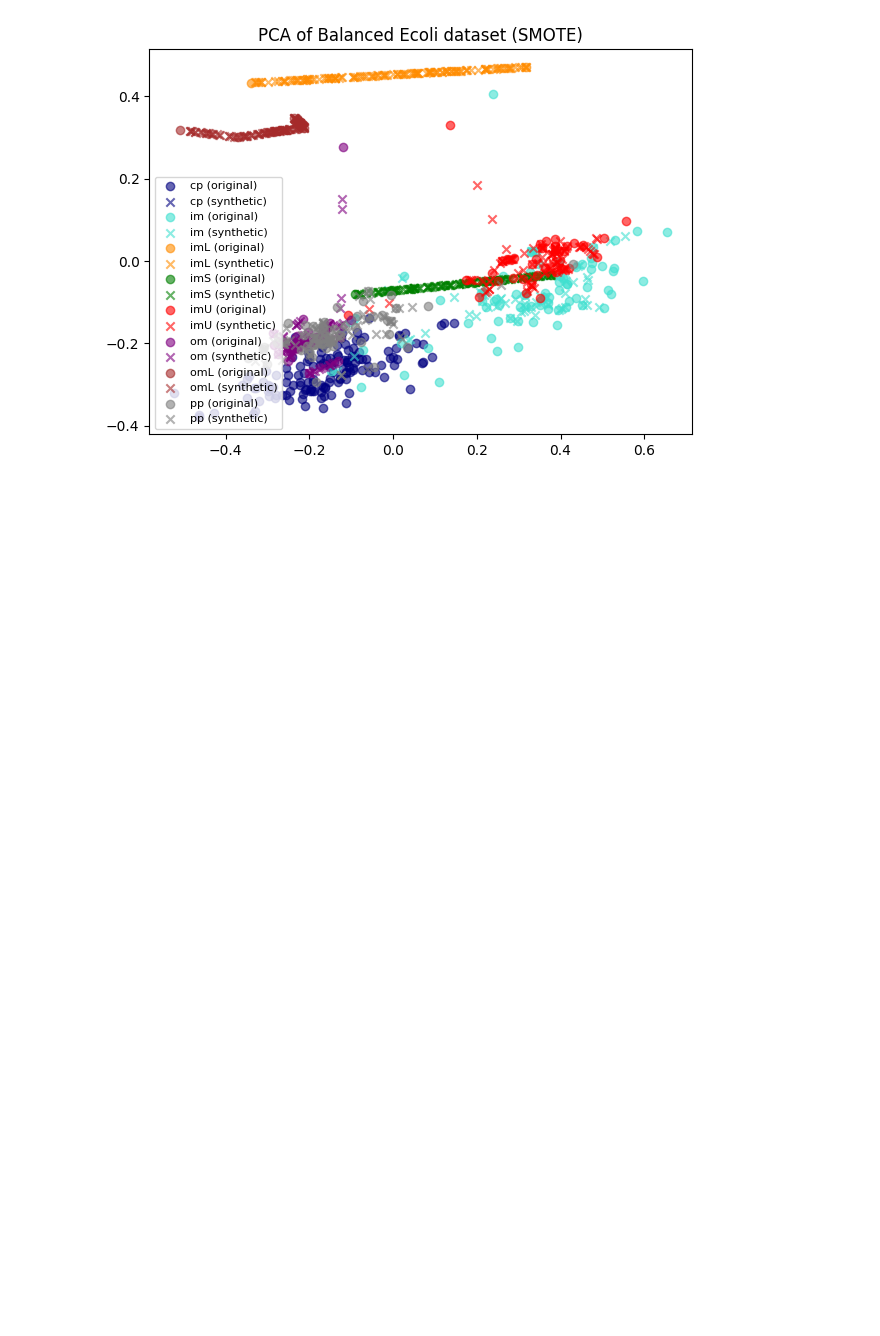
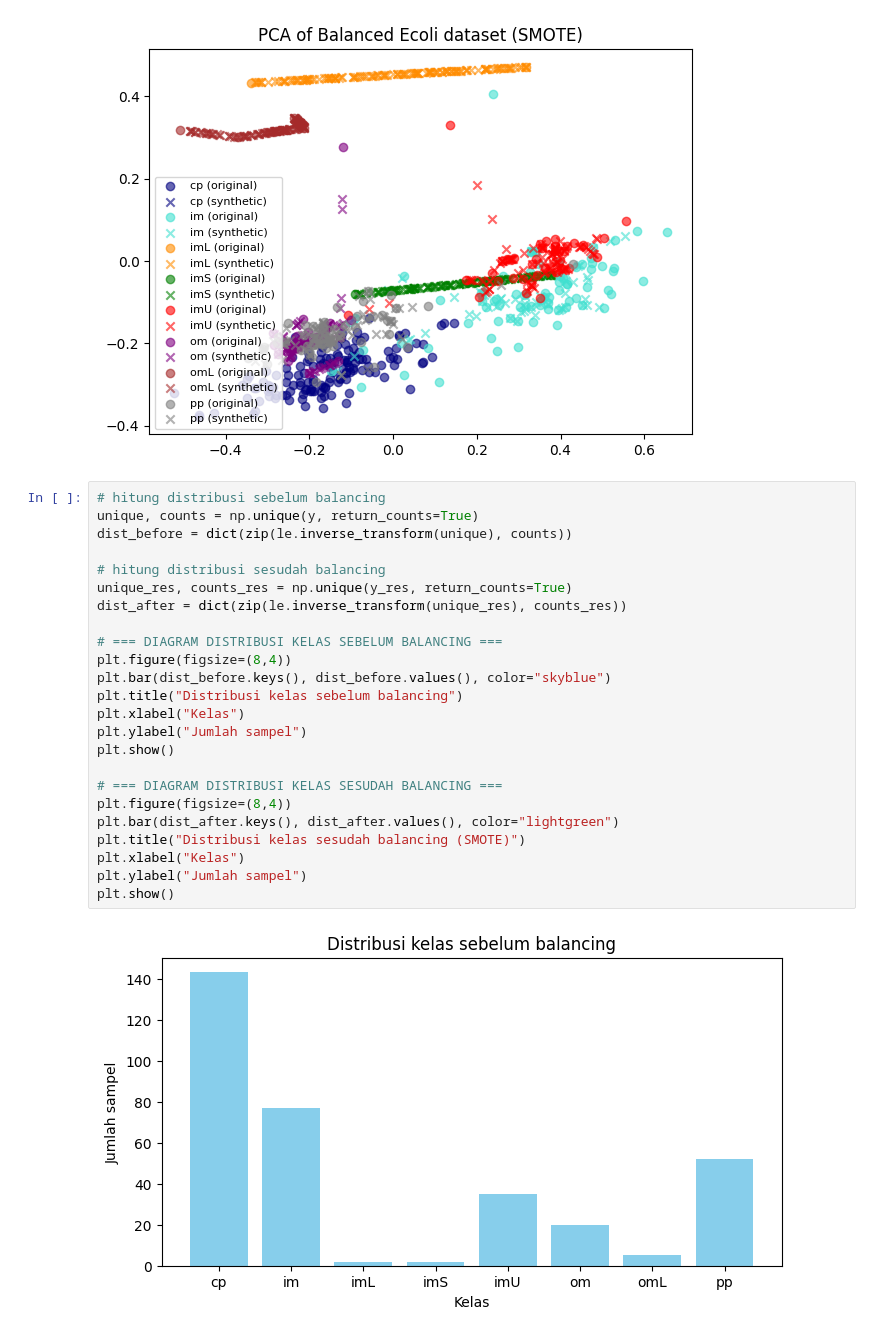
Before and after one commit to Triayunitak/PSD, a Jupyter notebook: tugas1-proyek-datasains/_build/jupyter_execute/e_coli.ipynb, the cells around one changed output. Cells and saved outputs as stored; diff of their text form; blank space fills up the shorter version.

```diff
--- a/tugas1-proyek-datasains/_build/jupyter_execute/e_coli.ipynb
+++ b/tugas1-proyek-datasains/_build/jupyter_execute/e_coli.ipynb
@@ -104,3 +104,29 @@ Distribusi kelas sebelum balancing: {'cp': 143, 'im': 77, 'imL': 2, 'imS': 2, 'i
 Jumlah sampel sebelum balancing: 336
 Jumlah sampel sesudah balancing: 1144
 [figure]
+# %%
+# hitung distribusi sebelum balancing
+unique, counts = np.unique(y, return_counts=True)
+dist_before = dict(zip(le.inverse_transform(unique), counts))
+
+# hitung distribusi sesudah balancing
+unique_res, counts_res = np.unique(y_res, return_counts=True)
+dist_after = dict(zip(le.inverse_transform(unique_res), counts_res))
+
+# === DIAGRAM DISTRIBUSI KELAS SEBELUM BALANCING ===
+plt.figure(figsize=(8,4))
+plt.bar(dist_before.keys(), dist_before.values(), color="skyblue")
+plt.title("Distribusi kelas sebelum balancing")
+plt.xlabel("Kelas")
+plt.ylabel("Jumlah sampel")
+plt.show()
+
+# === DIAGRAM DISTRIBUSI KELAS SESUDAH BALANCING ===
+plt.figure(figsize=(8,4))
+plt.bar(dist_after.keys(), dist_after.values(), color="lightgreen")
+plt.title("Distribusi kelas sesudah balancing (SMOTE)")
+plt.xlabel("Kelas")
+plt.ylabel("Jumlah sampel")
+plt.show()
+# %% [output]
+[figure, added]
```
Also changed, not shown: parts of 3 cells of this notebook, 12 other files.
